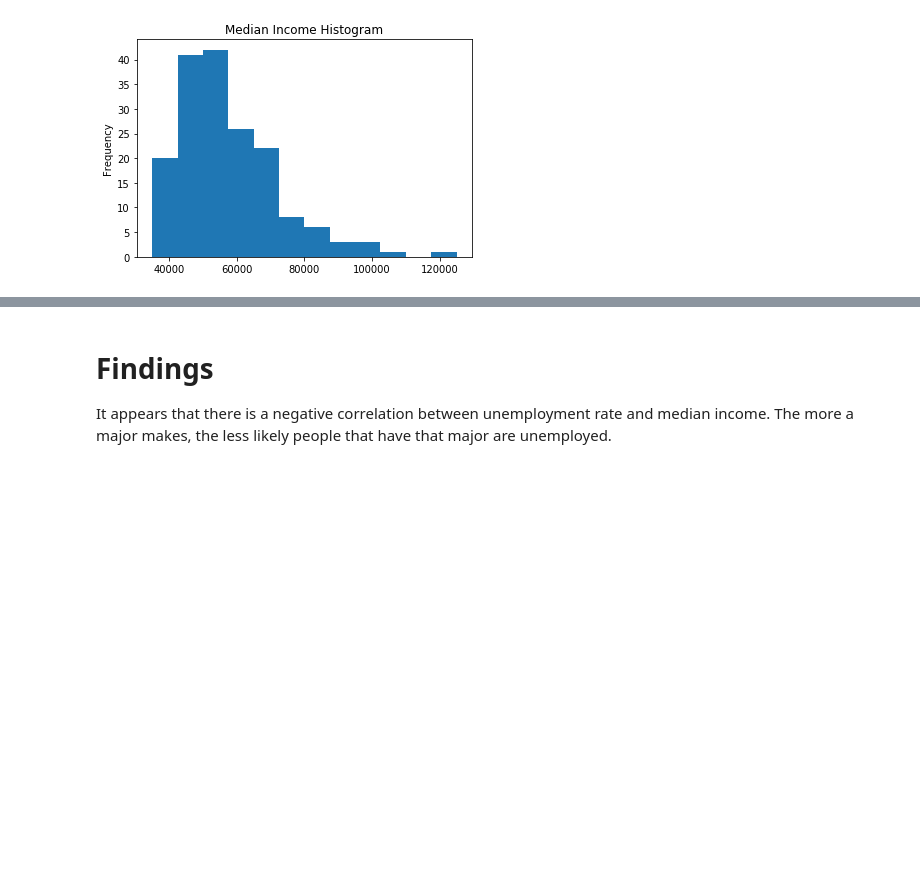
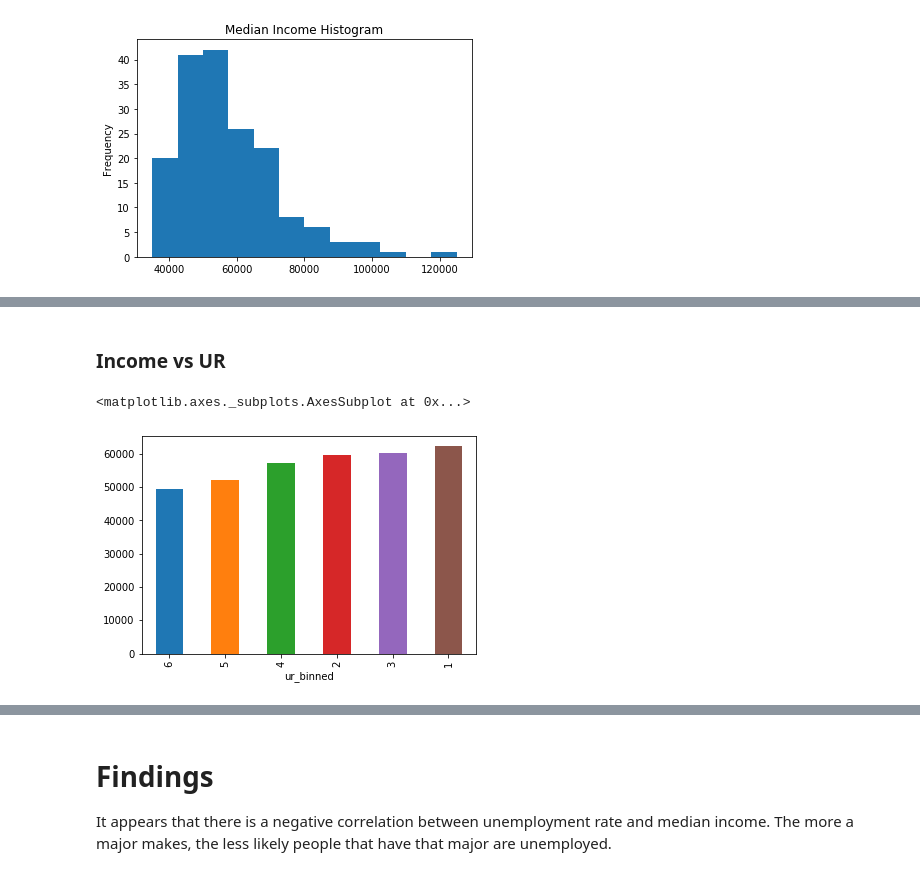
Before and after one commit to dliu9999/COGS-108-Project, a Jupyter notebook: College EDA Darren.ipynb, the cells around one changed output, grey strips where cells are left out. Cells and saved outputs as stored; diff of their text form; code cells hidden in the pictures; blank space fills up the shorter version.

```diff
--- a/College EDA Darren.ipynb
+++ b/College EDA Darren.ipynb
@@ -75,0 +77,8 @@ ur_med.head()
+# %% [markdown]
+### Income vs UR
+# %%
+inc_vs_ur = ur_med.groupby('ur_binned')['Median'].mean()
+inc_vs_ur.sort_values().plot.bar()
+# %% [output]
+<matplotlib.axes._subplots.AxesSubplot at 0x...>
+[figure, added]
```
Also changed, not shown: parts of 3 cells of this notebook.
